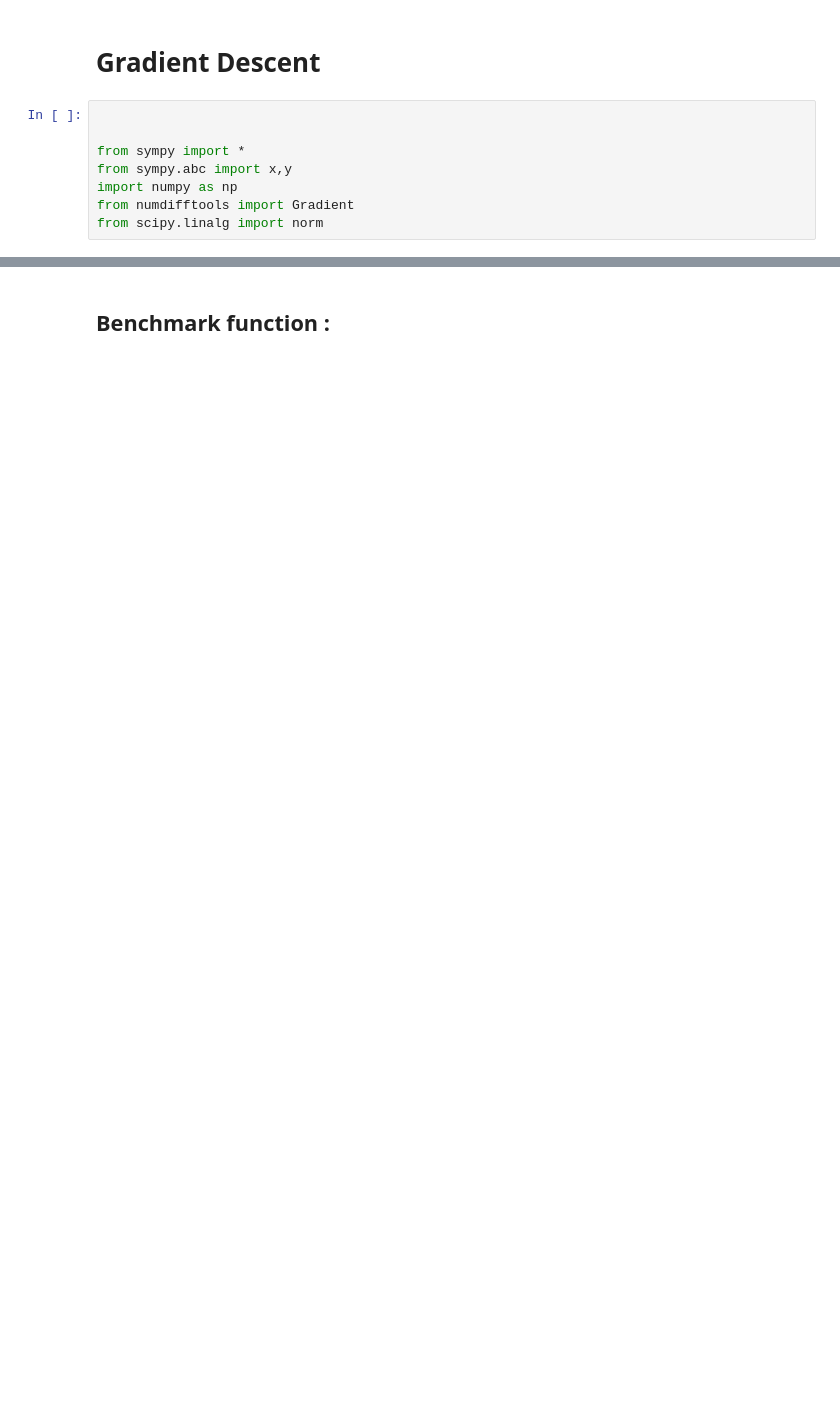
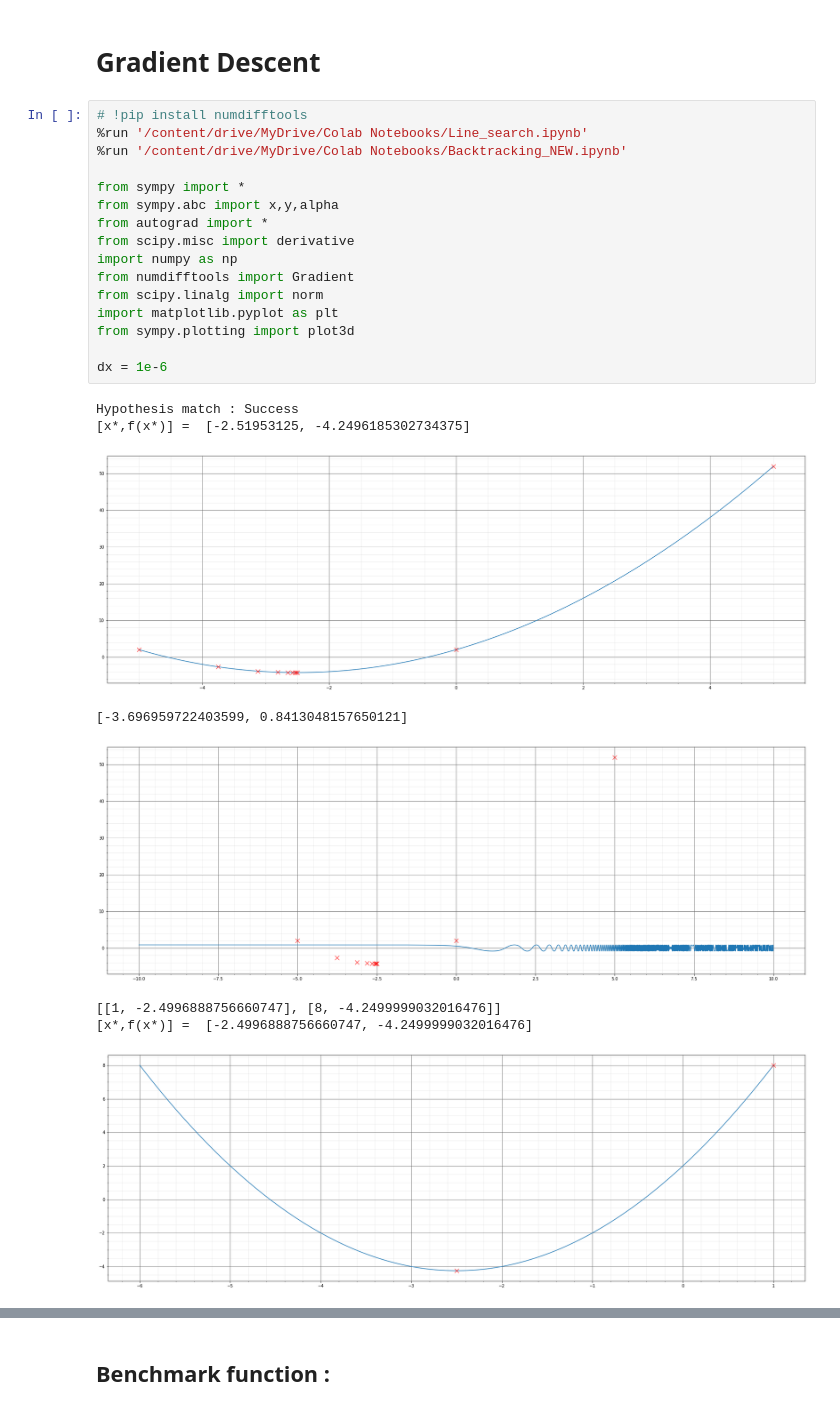
Before and after one commit to Taylor-X01/Optimization-Algorithm, a Jupyter notebook: Gradient_descent.ipynb, the cells around one changed output, grey strips where cells are left out. Cells and saved outputs as stored; diff of their text form; blank space fills up the shorter version.

```diff
--- a/Gradient_descent.ipynb
+++ b/Gradient_descent.ipynb
@@ -3,10 +3,27 @@
 # %% [markdown]
 # Gradient Descent
 # %%
-
+# !pip install numdifftools
+%run '/content/drive/MyDrive/Colab Notebooks/Line_search.ipynb'
+%run '/content/drive/MyDrive/Colab Notebooks/Backtracking_NEW.ipynb'
 
 from sympy import *
-from sympy.abc import x,y
+from sympy.abc import x,y,alpha
+from autograd import *
+from scipy.misc import derivative
 import numpy as np
 from numdifftools import Gradient
 from scipy.linalg import norm
+import matplotlib.pyplot as plt
+from sympy.plotting import plot3d
+
+dx = 1e-6
+# %% [output]
+Hypothesis match : Success
+[x*,f(x*)] =  [-2.51953125, -4.2496185302734375]
+[figure, added]
+[-3.696959722403599, 0.8413048157650121]
+[figure, added]
+[[1, -2.4996888756660747], [8, -4.2499999032016476]]
+[x*,f(x*)] =  [-2.4996888756660747, -4.2499999032016476]
+[figure, added]
```
Also changed, not shown: parts of 6 cells of this notebook.
